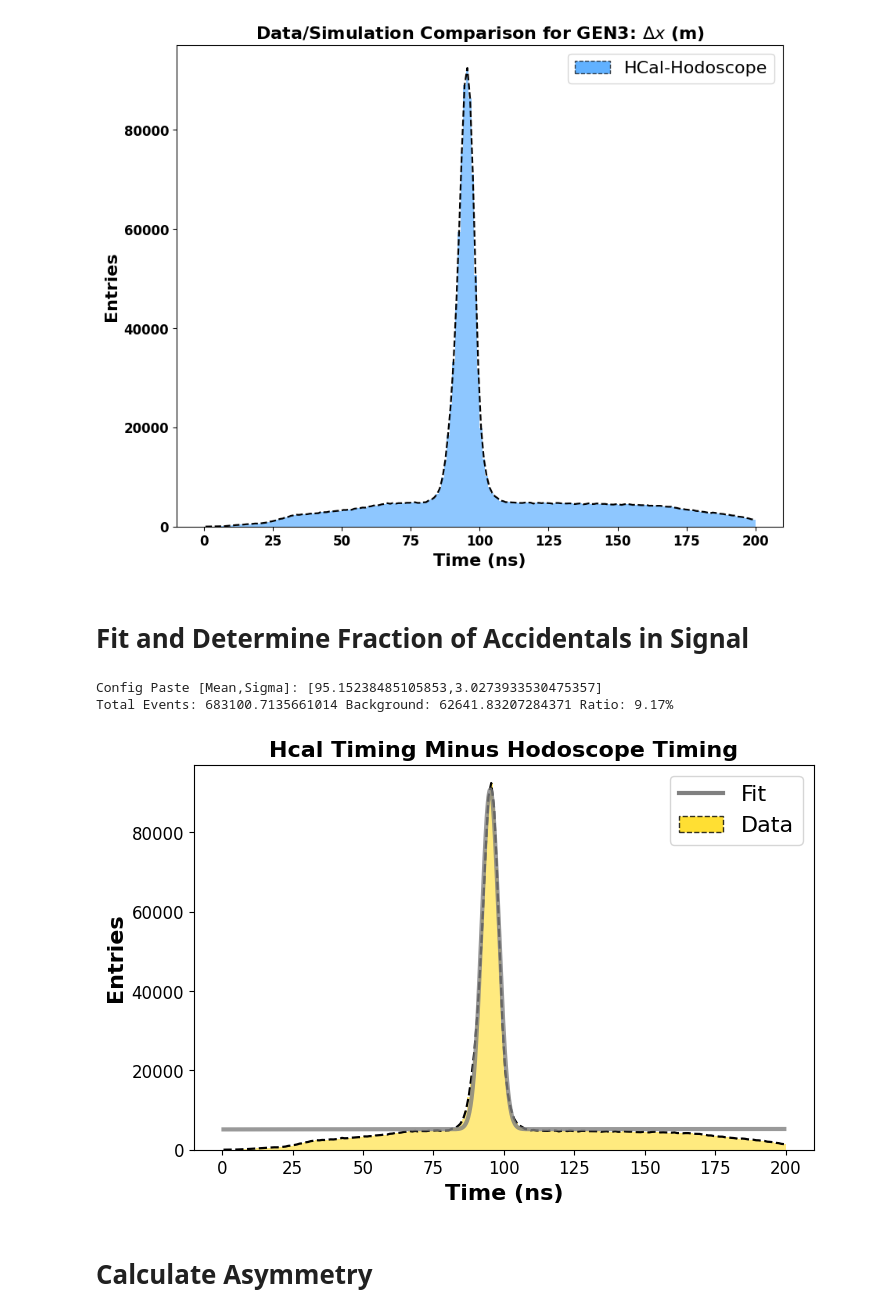
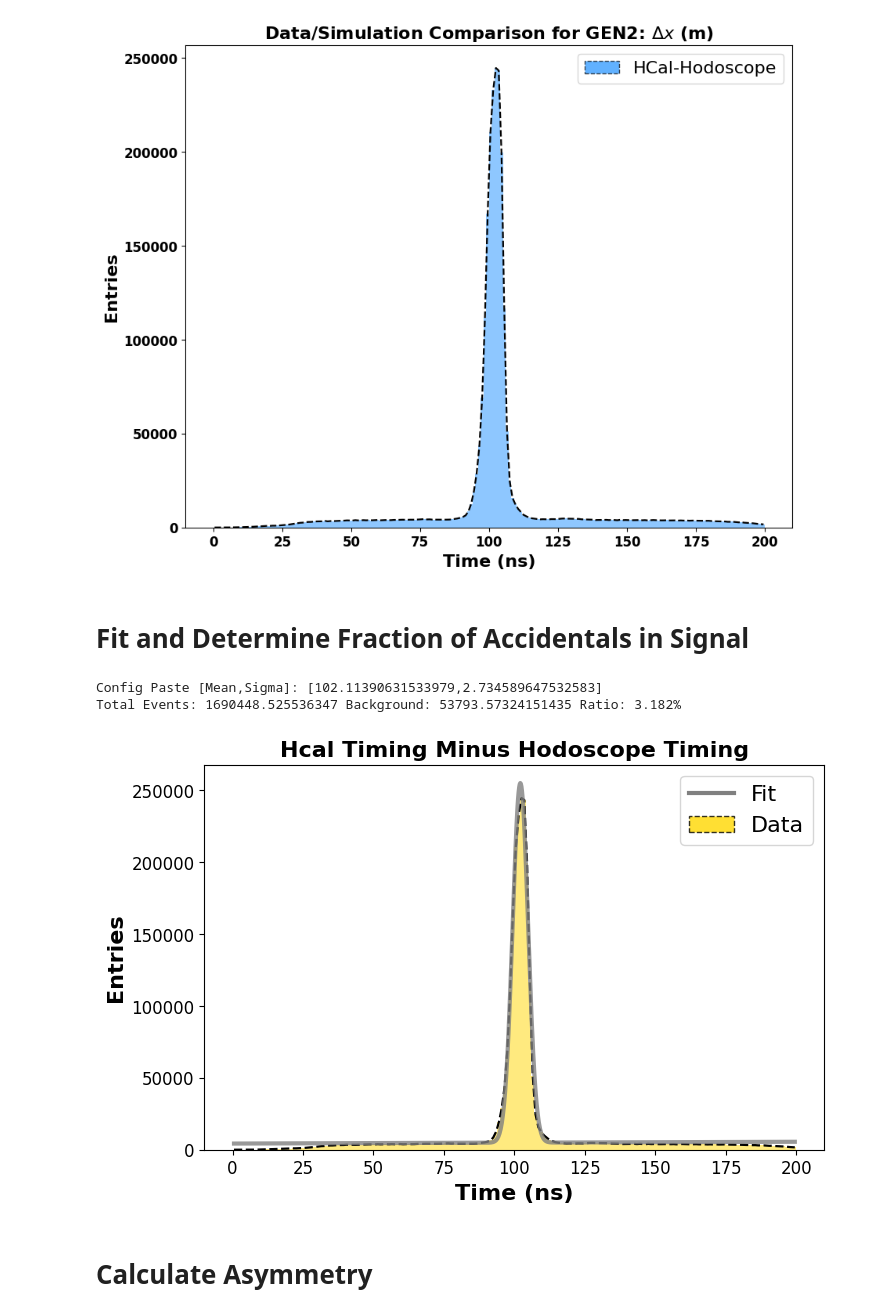
Before and after one commit to hp4xz/GEnAnalysis, a Jupyter notebook: analysis/CORRECTION_Accidentals.ipynb, the cells around one changed output. Cells and saved outputs as stored; diff of their text form; code cells hidden in the pictures.

```diff
--- a/analysis/CORRECTION_Accidentals.ipynb
+++ b/analysis/CORRECTION_Accidentals.ipynb
@@ -25,5 +27,5 @@ from scipy.integrate import quad
 # %%
-config="3"
+config="2"
 def coincidence(config):
     gStyle.SetOptStat(0)
     gStyle.SetOptFit(1)
@@ -140,28 +160,28 @@ coin,coinminus,coinplus=coincidence(config)
 # %%
 bin_centers,bin_contents=coin
 
 plt.figure(figsize=(10,8))
 lw=1.6
 fs=16
 fw='bold'
 
 #____________Total Coincidence___________________________________________________________________________________________
 bin_centers,bin_contents=coin
 plt.bar(bin_centers, bin_contents, width=(bin_centers[1] - bin_centers[0]), align='center', alpha=0.5,color='dodgerblue',label="Total Fit = bg+simN+simP")
 plt.plot(bin_centers, bin_contents,'--',color='black',linewidth=lw)
 #___________________________________________________________________________________________________________
 legend_elements = [
     Patch(facecolor='dodgerblue', edgecolor='black', linestyle='--', label='HCal-Hodoscope',alpha=.7)]
-plt.title(r'Data/Simulation Comparison for GEN3: $\Delta x$ (m)',fontsize=fs,fontweight=fw)
+plt.title(f'Data/Simulation Comparison for GEN{config}: $\Delta x$ (m)',fontsize=fs,fontweight=fw)
 plt.legend(handles=legend_elements,loc='upper right',fontsize=fs)
 plt.xticks(fontsize=fs-4, fontweight=fw)
 plt.yticks(fontsize=fs-4, fontweight=fw)
 plt.xlabel('Time (ns)',fontsize=fs,fontweight=fw)
 plt.ylabel('Entries',fontsize=fs,fontweight=fw)
 
 plt.show()
 # %% [output]
-[figure, old version]
+[figure, new version]
 # %% [markdown]
 # Fit and Determine Fraction of Accidentals in Signal
 # %%
@@ -241,9 +261,9 @@ plt.ylabel('Entries',fontsize=fs,fontweight=fw)
 
 plt.show()
 # %% [output]
-Config Paste [Mean,Sigma]: [95.15238485105853,3.0273933530475357]
-Total Events: 683100.7135661014 Background: 62641.83207284371 Ratio: 9.17%
+Config Paste [Mean,Sigma]: [102.11390631533979,2.734589647532583]
+Total Events: 1690448.525536347 Background: 53793.57324151435 Ratio: 3.182%
-[figure, old version]
+[figure, new version]
 # %% [markdown]
 # Calculate Asymmetry
 # %% [markdown]
```
Also changed, not shown: parts of 6 cells of this notebook, 6 other files.
